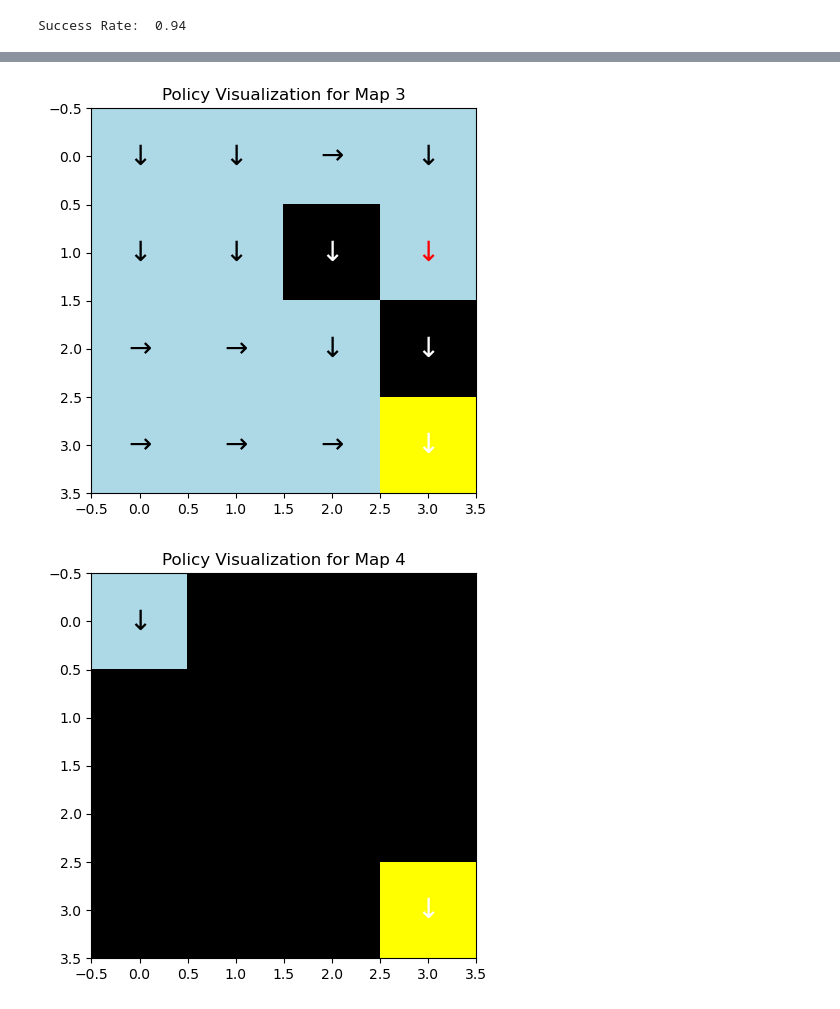
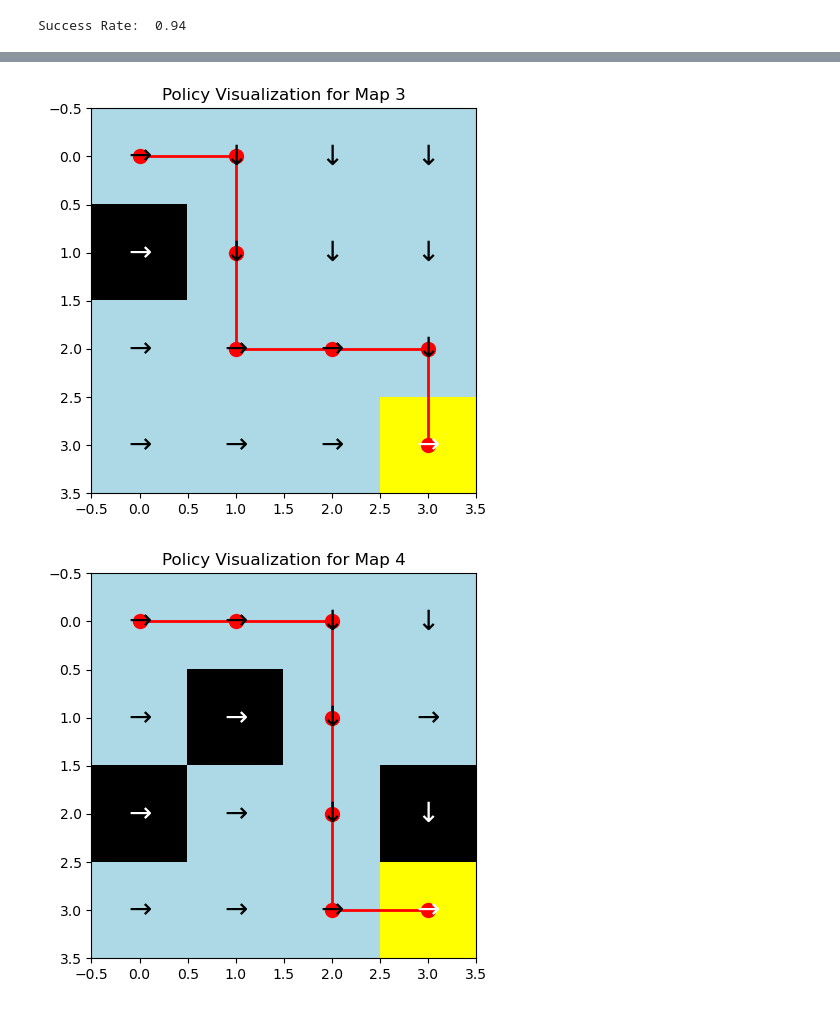
Before and after one commit to Looyyd/PytorchPractice, a Jupyter notebook: notebooks/ice_agent.ipynb, the cells around one changed output, grey strips where cells are left out. Cells and saved outputs as stored; diff of their text form; code cells hidden in the pictures.

Commit message:
visualize paths on policy visualisation maps

```diff
--- a/notebooks/ice_agent.ipynb
+++ b/notebooks/ice_agent.ipynb
@@ -418,56 +418,56 @@ print("Success Rate: ", success_rate)
 Success Rate:  0.94
 # %%
 def visualize_policy_on_random_maps(model, device, n_maps=5, n_states=16, is_slippery=False):
-    # Create a color map for the grid with your specified colors
-
-
     for map_idx in range(n_maps):
-        # Create environment with a random map
         env = gym.make('FrozenLake-v1', desc=generate_random_map(size=4), is_slippery=is_slippery)
-
-        # Convert env.desc to a string format
         desc = env.desc.astype(str)
 
-        # Create a color map for the grid
         numerical_color_map = {'S': 2, 'F': 1, 'H': 0, 'G': 3}
         numerical_grid_colors = np.vectorize(numerical_color_map.get)(desc)
 
-        # Prepare batch of states for vectorized operation
         state_tensors = [preprocess_state(state, env.desc).to(device) for state in range(n_states)]
         batch_states = torch.stack(state_tensors)
-
-        # Get policy for all states in one go
         policy_batch = torch.argmax(model(batch_states), dim=1).cpu().numpy()
 
-        # Mapping actions to symbols for visualization
         action_symbols = {0: '←', 1: '↓', 2: '→', 3: '↑'}
         policy_symbols = np.vectorize(action_symbols.get)(policy_batch)
-
-        # Reshape for grid visualization
         policy_grid = policy_symbols.reshape(env.desc.shape)
 
-        # Plotting the policy grid
         plt.figure(figsize=(5, 5))
-        # Create a ListedColormap for custom colors
-        cmap = ListedColormap(['black', 'lightblue', 'lightblue', 'yellow'])  # Order: H, F, S, G
+        cmap = ListedColormap(['black', 'lightblue', 'lightblue', 'yellow'])
         plt.imshow(numerical_grid_colors, cmap=cmap, interpolation='nearest')
+
+        # New: Trace the path
+        current_position = np.where(desc == 'S')
+        i, j = current_position[0][0], current_position[1][0]  # Extracting the start position
+        path_x = [j]
+        path_y = [i]
+
+        while True:
+            action = policy_grid[i, j]
+            if action == '←': j -= 1
+            elif action == '→': j += 1
+            elif action == '↑': i -= 1
+            elif action == '↓': i += 1
+            if (i, j) in zip(path_y, path_x):
+                break
+            path_x.append(j)
+            path_y.append(i)
+            if desc[i, j] in ['H', 'G']:
+                break
+
+        # Draw the path
+        plt.plot(path_x, path_y, 'ro-', linewidth=2, markersize=10)
 
         for i in range(desc.shape[0]):
             for j in range(desc.shape[1]):
                 arrow = policy_grid[i, j]
                 arrow_color = 'white' if desc[i, j] in ['H', 'G'] else 'black'
+                plt.text(j, i, policy_grid[i, j], ha='center', va='center', fontsize=20, color=arrow_color)
 
-                        # Checking if the arrow points to a hole
-                if desc[i, j] != 'H':
-                    if (arrow == '←' and j > 0 and desc[i, j-1] == 'H') or \
-                       (arrow == '→' and j < desc.shape[1] - 1 and desc[i, j+1] == 'H') or \
-                       (arrow == '↑' and i > 0 and desc[i-1, j] == 'H') or \
-                       (arrow == '↓' and i < desc.shape[0] - 1 and desc[i+1, j] == 'H'):
-                        arrow_color = 'red'
-
-                plt.text(j, i, policy_grid[i, j], ha='center', va='center', fontsize=20, color=arrow_color)
         plt.title(f'Policy Visualization for Map {map_idx+1}')
         plt.show()
 
+
 visualize_policy_on_random_maps(model, device, n_maps=5, is_slippery=is_slippery)
 # %% [output]
@@ -476,2 +476,2 @@ visualize_policy_on_random_maps(model, device, n_maps=5, is_slippery=is_slippery
-[figure, old version]
+[figure, new version]
-[figure, old version]
+[figure, new version]
```
Also changed, not shown: parts of 1 cell of this notebook.
